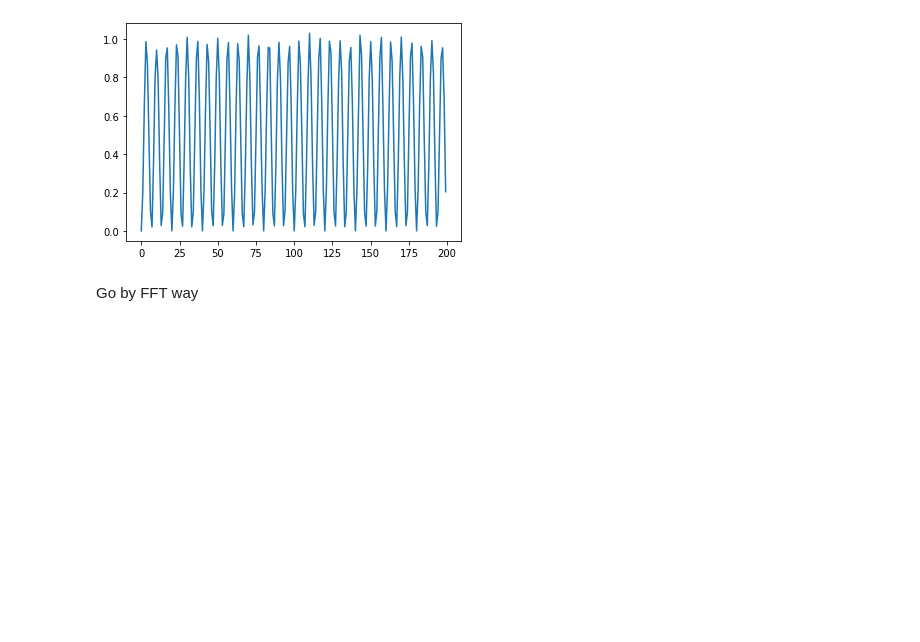
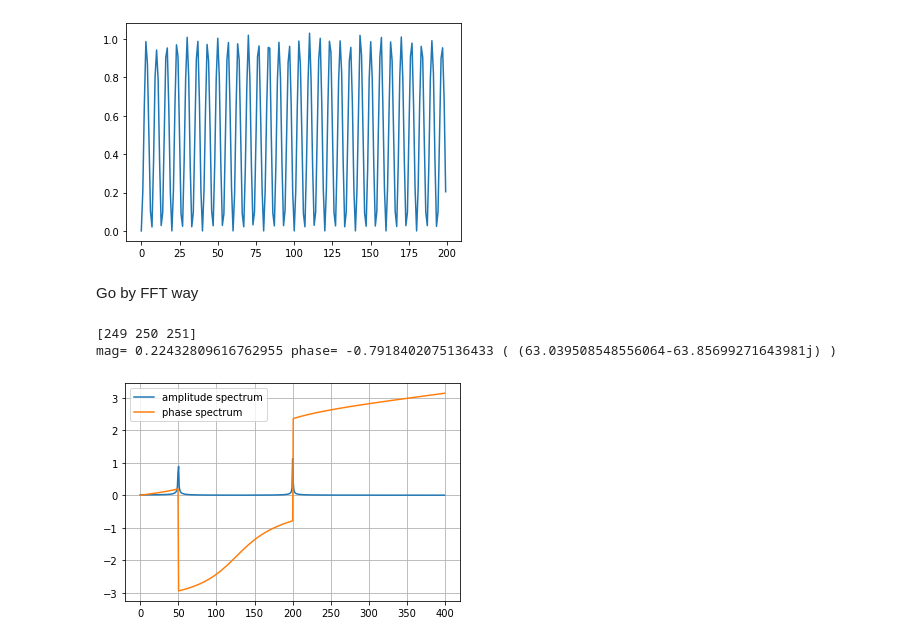
Before and after one commit to forest416/3, a Jupyter notebook: Untitled0.ipynb, the cells around one changed output. Drawn from its saved outputs; the diff is of its cells as text; code cells hidden in the pictures; blank space fills up the shorter version.

```diff
--- a/Untitled0.ipynb
+++ b/Untitled0.ipynb
@@ -52,30 +52,39 @@ Go by FFT way
 # %%
 #ref URL:https://dsp.stackexchange.com/questions/72005/calculate-the-magnitude-and-phase-of-a-signal-at-a-particular-frequency-in-pytho
 
 #number of sample points
 N=siz
+N=1000
 # sample spacing
 T=1/cycles  # f=cycles
 #
-T=1/800 #f=800
+T=1.0/800.0 #f=800
 
 x=np.linspace(0.0, N*T, N)
 t0=np.pi/6
-y=np.sin(50* 2*np.pi *x) + .5*np.sin(200*2*np.pi*x +t0)
+t0=0
+y1=np.sin(50* 2*np.pi *x)
+y2=1*np.sin(200*2*np.pi*x +t0)
+y=y1+y2
+#plt.plot( y1)
 
 #yf=np.fft.fft(sig[0,:])
 yf=np.fft.fft(y)
 
 freq = np.fft.fftfreq(x.size, d=T)
 index, = np.where(np.isclose(freq, 200, atol=1/(T*N)))
 print(index)
 mag=np.abs(yf[index[0]])
-phase=np.angle(yf[index[0]])
-print("mag=", mag, "phase=", phase)
+phase=np.angle(yf[index[0]], deg=False)
+print("mag=", mag*2/800, "phase=", phase, "(",yf[index[0]],")")
 
 #plot
-plt.plot(freq[0:siz//2], 2/siz*np.abs(yf[0:siz//2]), label='amplitude spectrum')
-plt.plot(freq[0:siz//2], np.angle(yf[0:siz//2]), label='phase spectrum')
+plt.plot(freq[0:N//2], 2/800*np.abs(yf[0:N//2]), label='amplitude spectrum')
+plt.plot(freq[0:N//2], np.angle(yf[0:N//2]), label='phase spectrum')
 plt.legend()
 plt.grid()
 plt.show()
+# %% [output]
+[249 250 251]
+mag= 0.22432809616762955 phase= -0.7918402075136433 ( (63.039508548556064-63.85699271643981j) )
+[figure, added]
```
Also changed, not shown: parts of 2 cells of this notebook.
